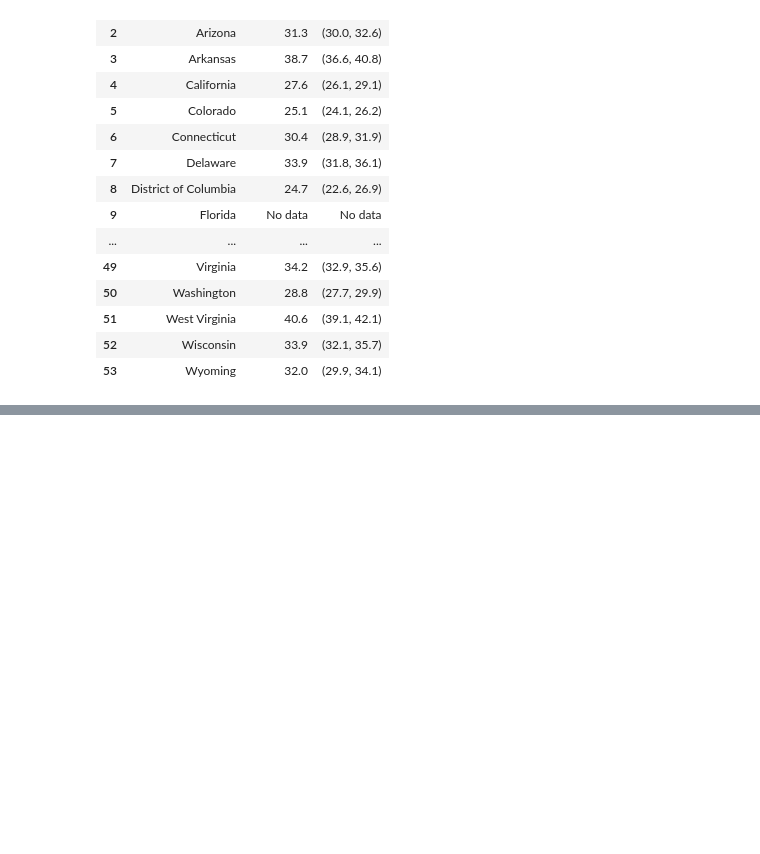
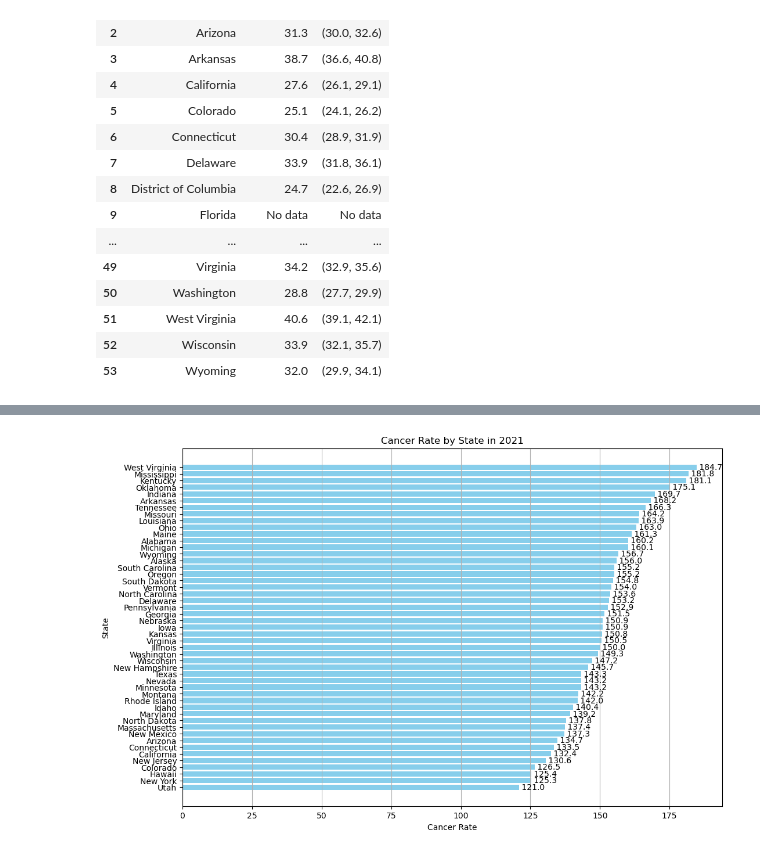
Before and after one commit to AclifftDepaul/Project1Repository, a Jupyter notebook: Untitled Folder/Obesity and Cancer.ipynb, the cells around one changed output, grey strips where cells are left out. Saved outputs shown, nothing was run; the diff lists cells and outputs as text; code cells hidden in the pictures; blank space fills up the shorter version.

```diff
--- a/Untitled Folder/Obesity and Cancer.ipynb
+++ b/Untitled Folder/Obesity and Cancer.ipynb
@@ -37,4 +39,6 @@ ObesityFullDF
 # %%
 YearCancerAreaDF = CancerAreaDF.loc[(CancerAreaDF["YEAR"] == 2021)]
 YearCancerAreaDF
+
+YearCancerAreaDF['DEATHS'] = YearCancerAreaDF['DEATHS'].astype(int)
 # %% [output]
@@ -57,0 +111,9 @@ YearCancerAreaDF
+# %%
+obesity_cancer_df = pd.merge(YearCancerAreaDF, ObesityFullDF, left_on='STATE', right_on='State', how='inner', suffixes=('', '_drop'))
+obesity_cancer_df = obesity_cancer_df.drop(columns=['State'])
+obesity_cancer_df = obesity_cancer_df[obesity_cancer_df['Prevalence'] != 'No data']
+
+# Create the scatter plot
+
+
+obesity_cancer_df
@@ -57,0 +157,20 @@ YearCancerAreaDF
+# %%
+# Sort the DataFrame by RATE (cancer rate) in ascending order for a clearer bar chart
+obesity_cancer_df = obesity_cancer_df.sort_values(by='RATE', ascending=False)
+
+# Create a bar chart
+plt.figure(figsize=(12, 8))
+plt.barh(obesity_cancer_df['STATE'], obesity_cancer_df['RATE'], color='skyblue')
+plt.title('Cancer Rate by State in 2021')
+plt.xlabel('Cancer Rate')
+plt.ylabel('State')
+plt.gca().invert_yaxis()  # Reverse the order to have the highest rates at the top
+plt.grid(axis='x')  # Add a grid for the x-axis
+
+# Annotate the bar chart with the RATE values
+for i, rate in enumerate(obesity_cancer_df['RATE']):
+    plt.text(rate, i, f' {rate:.1f}', va='center', fontsize=10)
+
+plt.show()
+# %% [output]
+[figure, added]
```
Also changed, not shown: parts of 7 cells of this notebook, 4 other files.
